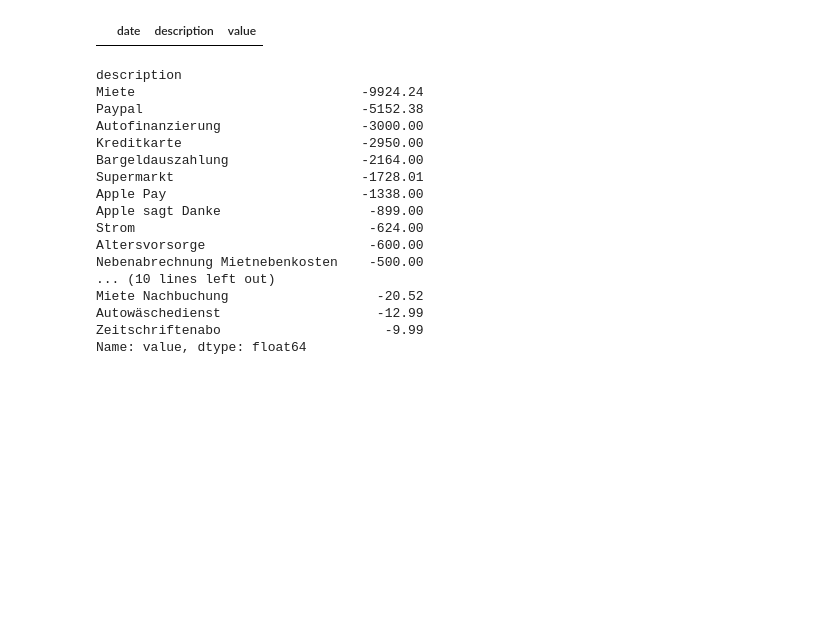
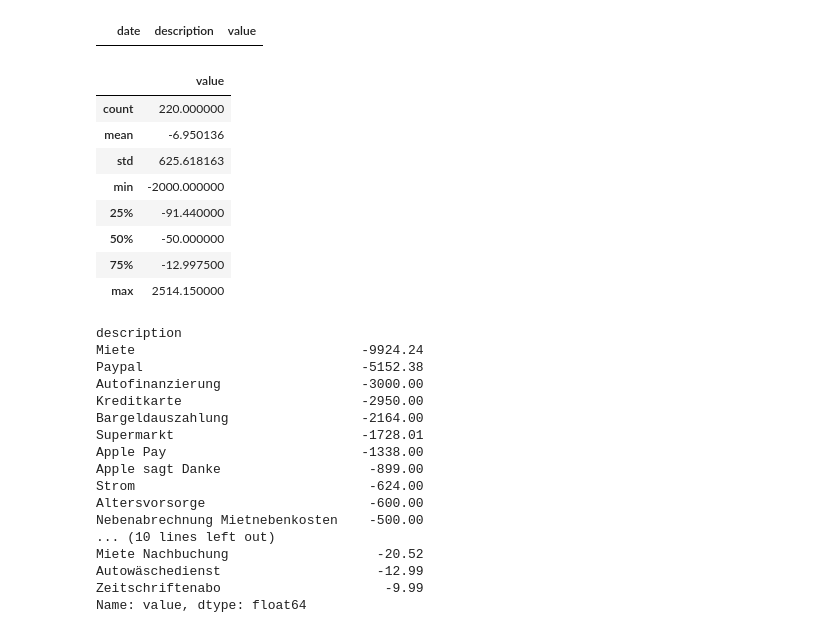
Before and after one commit to rezenzeffekt/demo240510, a Jupyter notebook: prep.ipynb, the cells around one changed output. Cells and saved outputs as stored; diff of their text form; code cells hidden in the pictures; blank space fills up the shorter version.

```diff
--- a/prep.ipynb
+++ b/prep.ipynb
@@ -220,6 +220,18 @@ df.head(3)
 df[df.duplicated(keep=False)]
 # %% [output]
 |  | date | description | value |
+# %%
+df.describe()
+# %% [output]
+|  | value |
+| count | 220.000000 |
+| mean | -6.950136 |
+| std | 625.618163 |
+| min | -2000.000000 |
+| 25% | -91.440000 |
+| 50% | -50.000000 |
+| 75% | -12.997500 |
+| max | 2514.150000 |
 # %%
 # sum of expenses by description
 df[df.value < 0].groupby('description').value.sum().sort_values(ascending=True)
```
